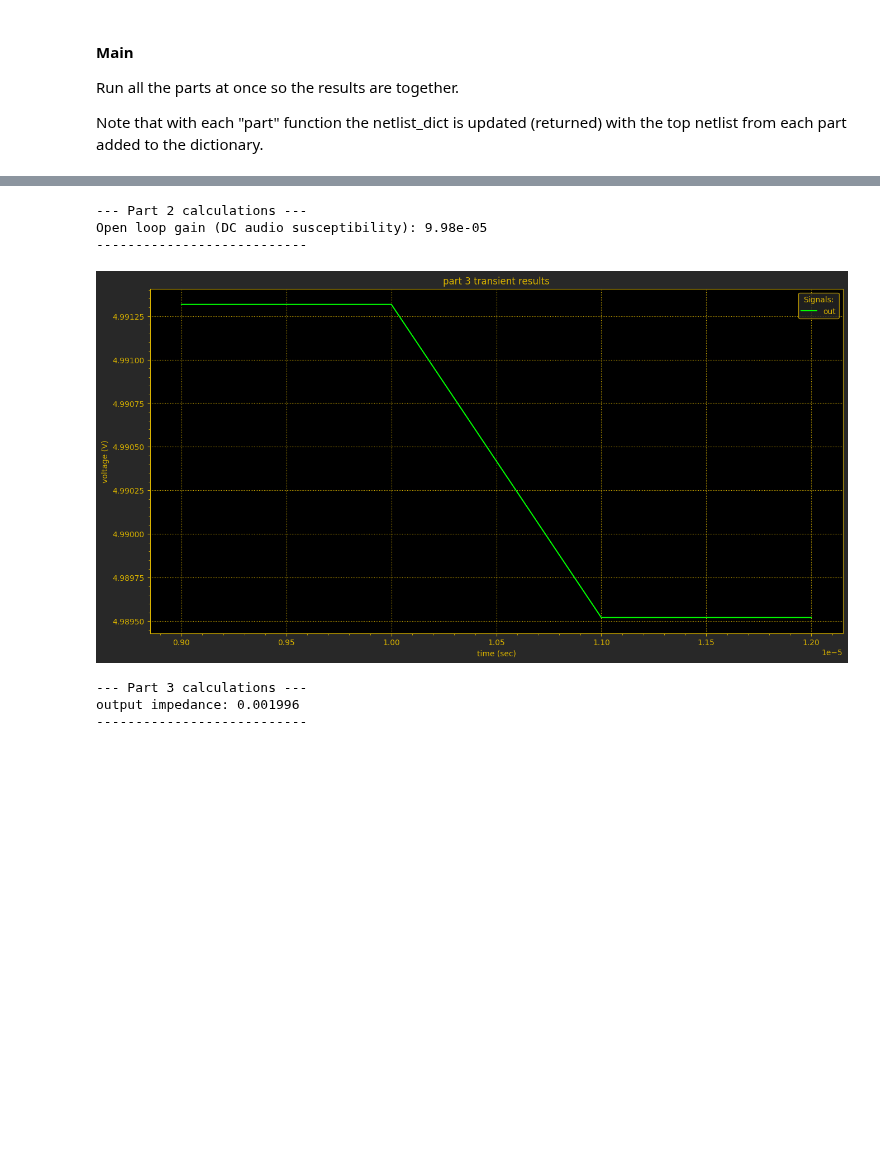
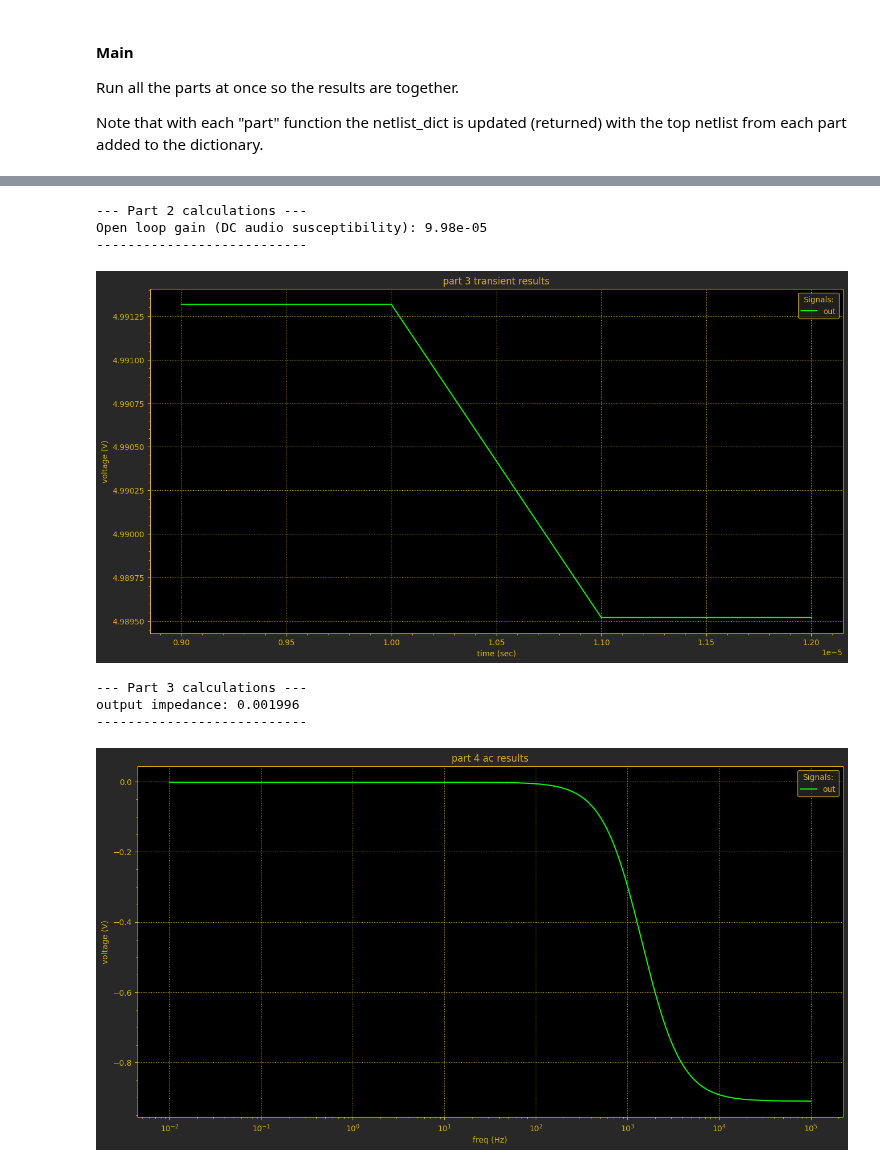
Before and after one commit to astorguy/sw_pwr_book_sim, a Jupyter notebook: python/sec_1_04_04_lin_reg.ipynb, the cells around one changed output, grey strips where cells are left out. Cells and saved outputs as stored; diff of their text form; code cells hidden in the pictures; blank space fills up the shorter version.

Commit message:
started part4

```diff
--- a/python/sec_1_04_04_lin_reg.ipynb
+++ b/python/sec_1_04_04_lin_reg.ipynb
@@ -52,18 +52,23 @@ class Key:
     LOAD1 = "load1"
     LOAD2 = "load2"
     LOAD3 = "load3"
+    LOAD4 = "load4"
     STIMULUS1 = "stimulus1"
     STIMULUS2 = "stimulus2"
     STIMULUS3 = "stimulus3"
+    STIMULUS4 = "stimulus4"
     SUPPLIES = "supplies"
     MODELS = "models"
     DUT = "dut"
+    RC = "rc"
     CONTROL1 = "control1"
     CONTROL2 = "control2"
     CONTROL3 = "control3"
+    CONTROL4 = "control4"
     TOP1 = "top1"
     TOP2 = "top2"
     TOP3 = "top3"
+    TOP4 = "top4"
 
     # Keys for the vectors_dict
     VEC_ALL = "vec_all"
@@ -143,11 +148,14 @@ netlists_dict[Key.DUT] = spi.Netlist(netlists_path / "dut.cir")
 netlists_dict[Key.LOAD1] = spi.Netlist(netlists_path / "load_resistive.cir")
 netlists_dict[Key.LOAD2] = spi.Netlist(netlists_path / "load_resistive.cir")
 netlists_dict[Key.LOAD3] = spi.Netlist(netlists_path / "load_current_pulse.cir")
+netlists_dict[Key.LOAD4] = spi.Netlist(netlists_path / "load_current_ac.cir")
 netlists_dict[Key.STIMULUS1] = spi.Netlist(netlists_path / "stimulus_15v_dc.cir")
 netlists_dict[Key.STIMULUS2] = spi.Netlist(netlists_path / "stimulus_15v_ramp.cir")
 netlists_dict[Key.STIMULUS3] = spi.Netlist(netlists_path / "stimulus_15v_dc.cir")
+netlists_dict[Key.STIMULUS4] = spi.Netlist(netlists_path / "stimulus_15v_dc.cir")
 netlists_dict[Key.SUPPLIES] = spi.Netlist(netlists_path / "supplies.cir")
 netlists_dict[Key.MODELS] = spi.Netlist(netlists_path / "models.cir")
+netlists_dict[Key.RC] = spi.Netlist(netlists_path / "rc_compensation.cir")
 
 # Define a vector dictionary for simulation and post-simulation analysis
 vectors_dict = {
@@ -331,7 +341,7 @@ def part2(
     # display results
     plot_data = tr2.x_axis_and_sigs(my_vectors_dict[Key.VEC_OUT].list_out())
     y_names = my_vectors_dict[Key.VEC_OUT].list_out()
-    my_plt = spi.Plot("tr_plt", plot_data, y_names, results_path)
+    my_plt = spi.Plot("tr_plt", plot_data, y_names, my_paths_dict[Key.RESULTS_PATH])
     my_plt.set_title("part 2 transient results")
     my_plt.define_axes(("time", "sec", "linear"), ("voltage", "V", "linear"))
     my_plt.png()    # create png file and send to results directory
@@ -424,7 +434,7 @@ def part3(
     # display results
     plot_data = tr2.x_axis_and_sigs(my_vectors_dict[Key.VEC_OUT].list_out())
     y_names = my_vectors_dict[Key.VEC_OUT].list_out()
-    my_plt = spi.Plot("tr_plt", plot_data, y_names, results_path)
+    my_plt = spi.Plot("tr_plt", plot_data, y_names, my_paths_dict[Key.RESULTS_PATH])
     my_plt.set_title("part 3 transient results")
     my_plt.define_axes(("time", "sec", "linear"), ("voltage", "V", "linear"))
     my_plt.png()  # create png file and send to results directory
@@ -455,30 +551,32 @@ Note that with each "part" function the netlist_dict is updated (returned) with
 # Execute all parts
 netlists_dict = part1(paths_dict, netlists_dict, vectors_dict)
 netlists_dict = part2(paths_dict, netlists_dict, vectors_dict)
 netlists_dict = part3(paths_dict, netlists_dict, vectors_dict)
+netlists_dict = part4(paths_dict, netlists_dict, vectors_dict)
 # %% [output]
 --- Part 1: Operating Point Results ---
 b.x3.b1#branch  -0.100076
 beta             0.4341393
 com              0.0
 div              2.495659
 e.x2.e1#branch   0.0
 e1#branch        0.0
 e2#branch        0.0
 g                4.341393
 gain             0.75
 in               15.0
 out              4.991317
 ... (11 lines left out)
 transfer_function            9.979641e-05
 output_impedance_at_v(out)   0.001995928
 vin#input_impedance          1e+20
 -----------------------------------------
 [figure]
 --- Part 2 calculations ---
 Open loop gain (DC audio susceptibility): 9.98e-05
 ---------------------------
 [figure]
 --- Part 3 calculations ---
 output impedance: 0.001996
 ---------------------------
+[figure, added]
```
Also changed, not shown: parts of 3 cells of this notebook, 4 other files.
